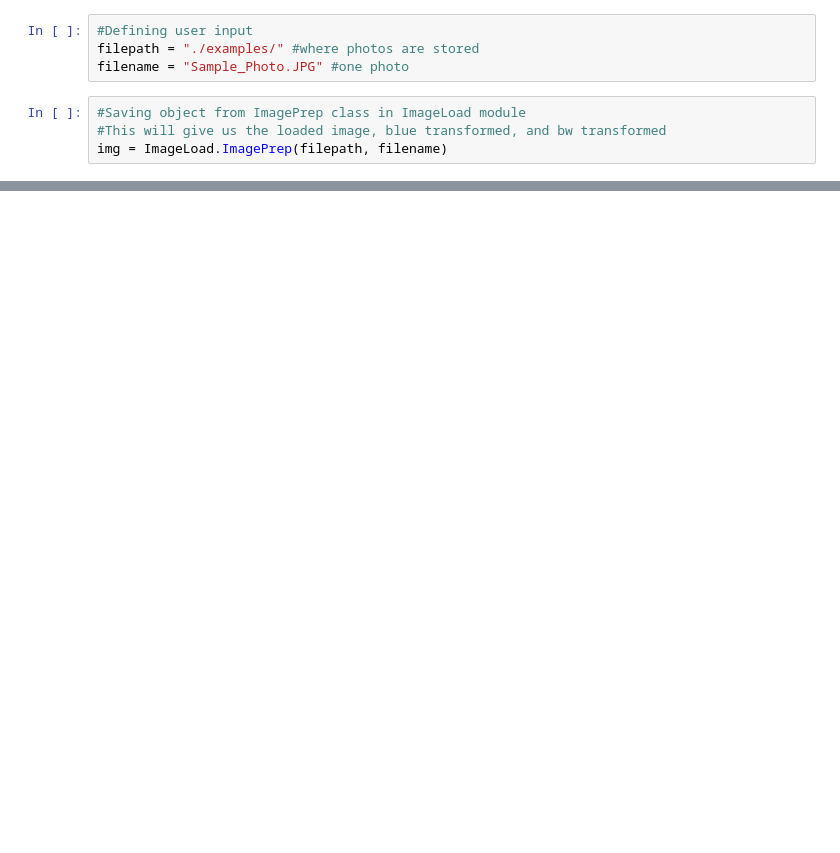
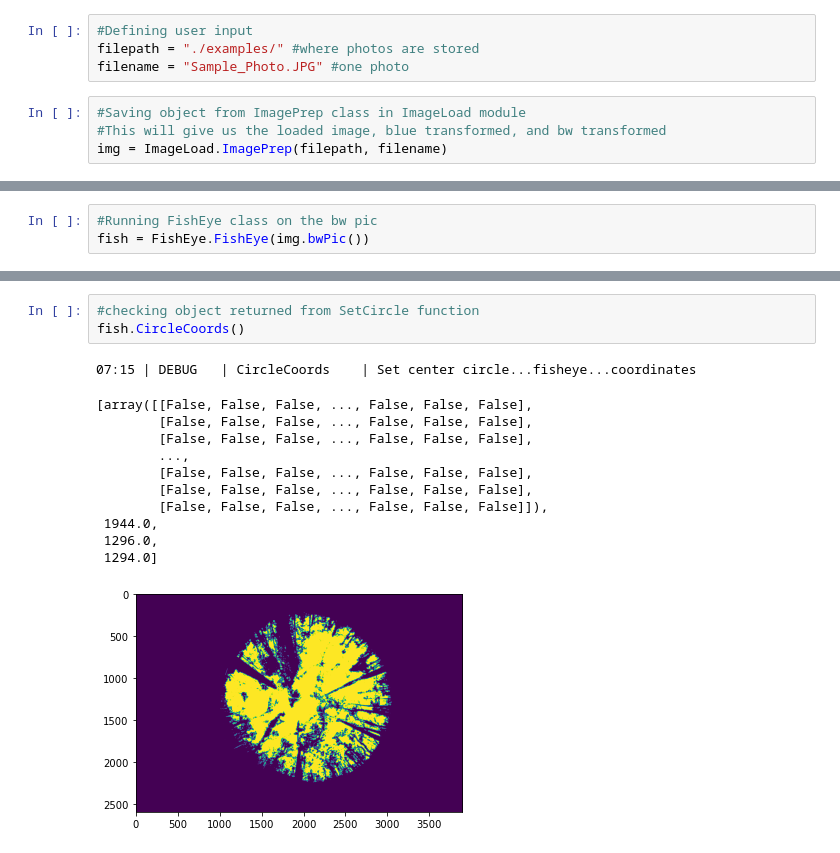
Before and after one commit to Roiak2/Canopy-Openness-from-Hemispheric-Photos, a Jupyter notebook: ImageLoad_WorkingExample.ipynb, the cells around one changed output, grey strips where cells are left out. Drawn from its saved outputs; the diff is of its cells as text; blank space fills up the shorter version.

Commit message:
Adding FishEye to working example

```diff
--- a/ImageLoad_WorkingExample.ipynb
+++ b/ImageLoad_WorkingExample.ipynb
@@ -51,0 +78,3 @@ img.bwPic()
+# %%
+#Running FishEye class on the bw pic
+fish = FishEye.FishEye(img.bwPic())
@@ -51,0 +84,16 @@ img.bwPic()
+# %%
+#checking object returned from SetCircle function
+fish.CircleCoords()
+# %% [output]
+07:15 | DEBUG   | CircleCoords    | Set center circle...fisheye...coordinates
+[array([[False, False, False, ..., False, False, False],
+        [False, False, False, ..., False, False, False],
+        [False, False, False, ..., False, False, False],
+        ...,
+        [False, False, False, ..., False, False, False],
+        [False, False, False, ..., False, False, False],
+        [False, False, False, ..., False, False, False]]),
+ 1944.0,
+ 1296.0,
+ 1294.0]
+[figure, added]
```
Also changed, not shown: parts of 8 cells of this notebook.
